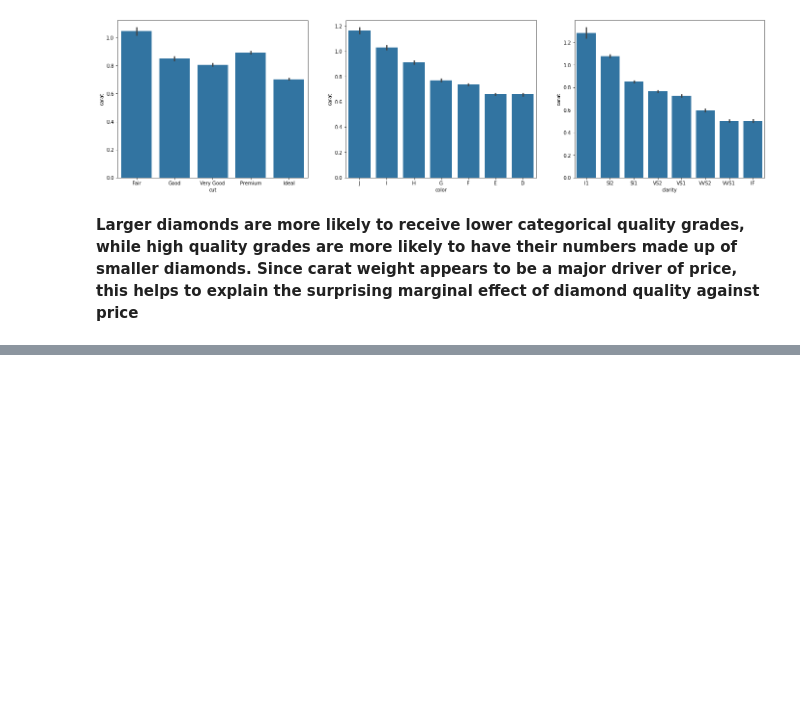
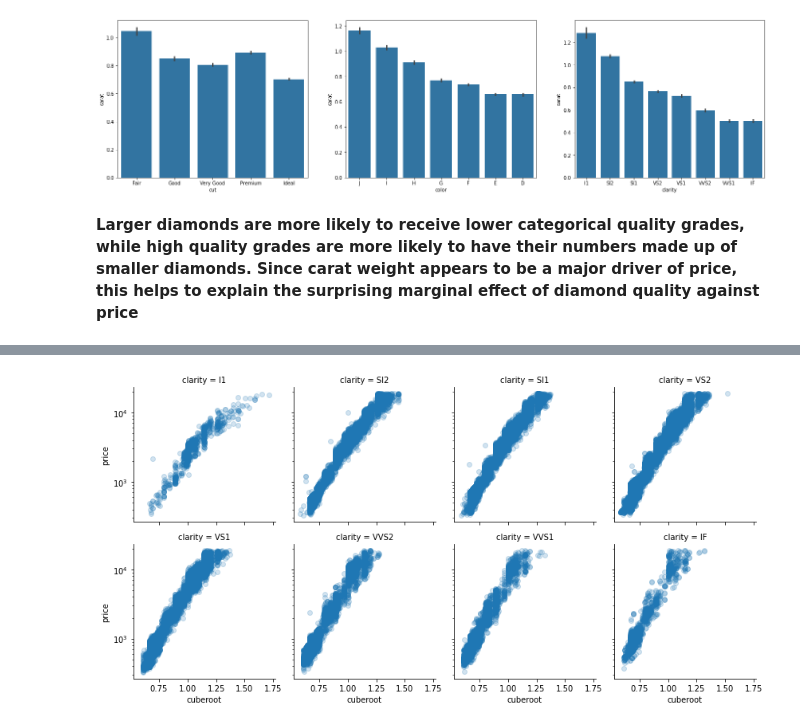
Before and after one commit to jumbamark/Diamond-Explanatory-Analysis, a Jupyter notebook: visualization_report.ipynb, the cells around one changed output, grey strips where cells are left out. Saved outputs shown, nothing was run; the diff lists cells and outputs as text; code cells hidden in the pictures; blank space fills up the shorter version.

Commit message:
Multivariate exploration

```diff
--- a/visualization_report.ipynb
+++ b/visualization_report.ipynb
@@ -192,0 +202,11 @@ __Larger diamonds are more likely to receive lower categorical quality grades, w
+# %%
+# multivariate plot of price by carat weight, and clarity
+def get_cube_root(num):
+    return num ** (1. / 3)
+
+diamonds['cuberoot'] = diamonds['carat'].apply(lambda x: get_cube_root(x))
+g = sb.FacetGrid(data=diamonds, col='clarity', col_wrap=4)
+g.map(plt.scatter, 'cuberoot', 'price', alpha=1/5)
+plt.yscale('log')
+# %% [output]
+[figure, added]
```
Also changed, not shown: parts of 9 cells of this notebook.
